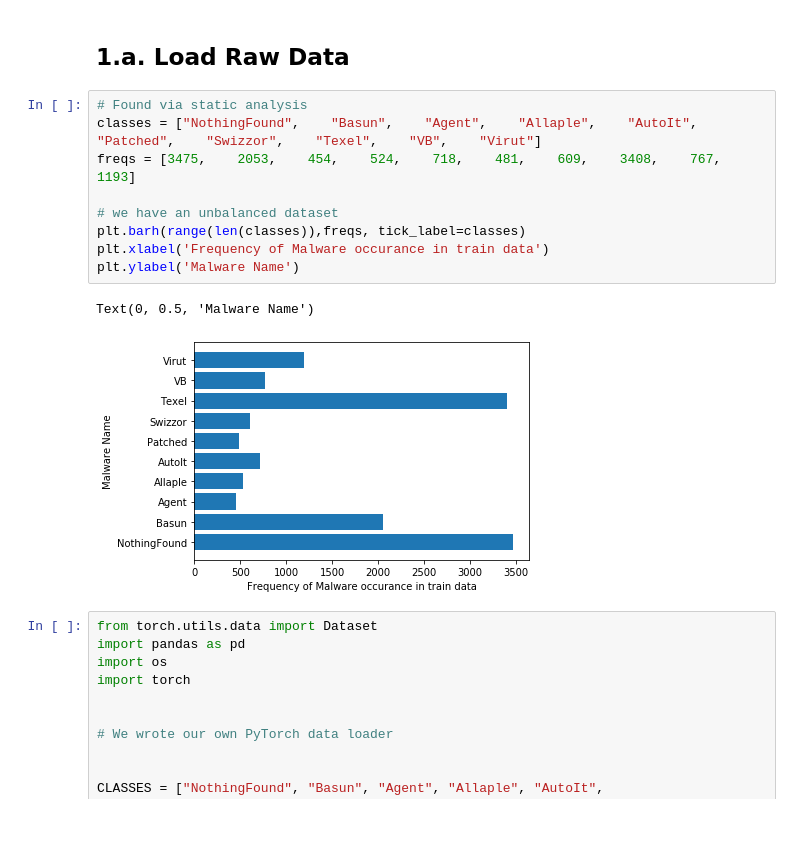
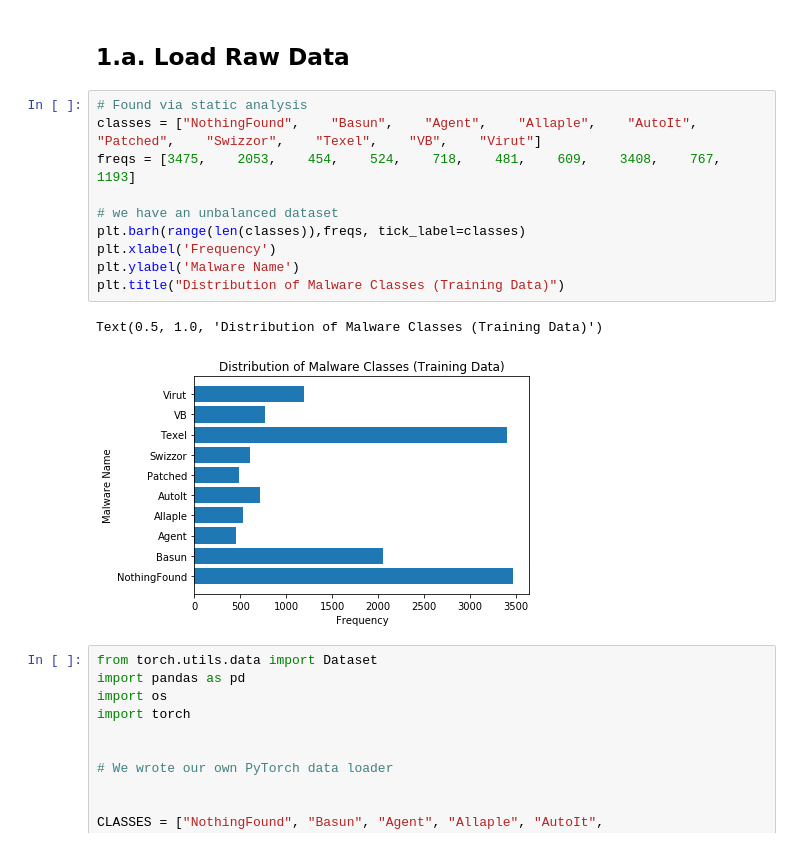
Before and after one commit to muhammadyaseen/mlcysecproj2, a Jupyter notebook: Project_2_-_Handout.ipynb, the cells around one changed output. Drawn from its saved outputs; the diff is of its cells as text.

```diff
--- a/Project_2_-_Handout.ipynb
+++ b/Project_2_-_Handout.ipynb
@@ -204,15 +204,16 @@ Consequently, you will primarily tackle two challenges in this project:
 # %%
 # Found via static analysis
 classes = ["NothingFound",    "Basun",    "Agent",    "Allaple",    "AutoIt",    "Patched",    "Swizzor",    "Texel",    "VB",    "Virut"]
 freqs = [3475,    2053,    454,    524,    718,    481,    609,    3408,    767,    1193]
 
 # we have an unbalanced dataset
 plt.barh(range(len(classes)),freqs, tick_label=classes)
-plt.xlabel('Frequency of Malware occurance in train data')
+plt.xlabel('Frequency')
 plt.ylabel('Malware Name')
+plt.title("Distribution of Malware Classes (Training Data)")
 # %% [output]
-Text(0, 0.5, 'Malware Name')
+Text(0.5, 1.0, 'Distribution of Malware Classes (Training Data)')
-[figure, old version]
+[figure, new version]
 # %%
 from torch.utils.data import Dataset
 import pandas as pd
```
Also changed, not shown: parts of 9 cells of this notebook, 1 other file.
